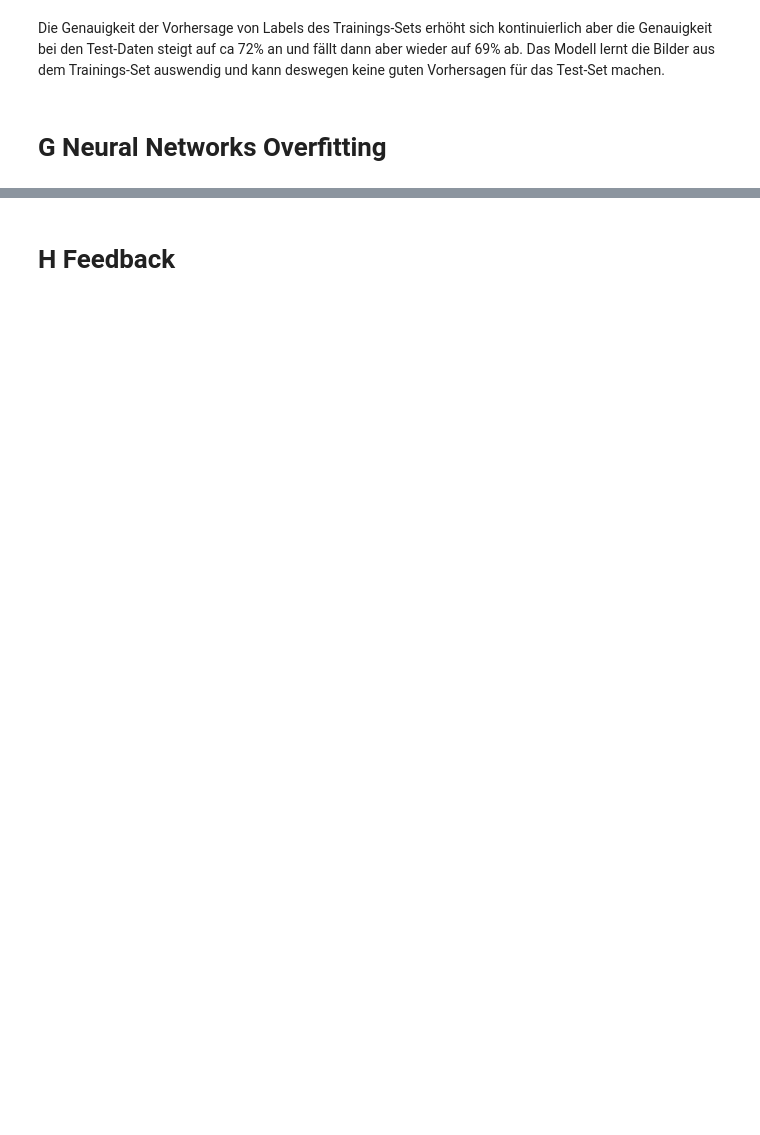
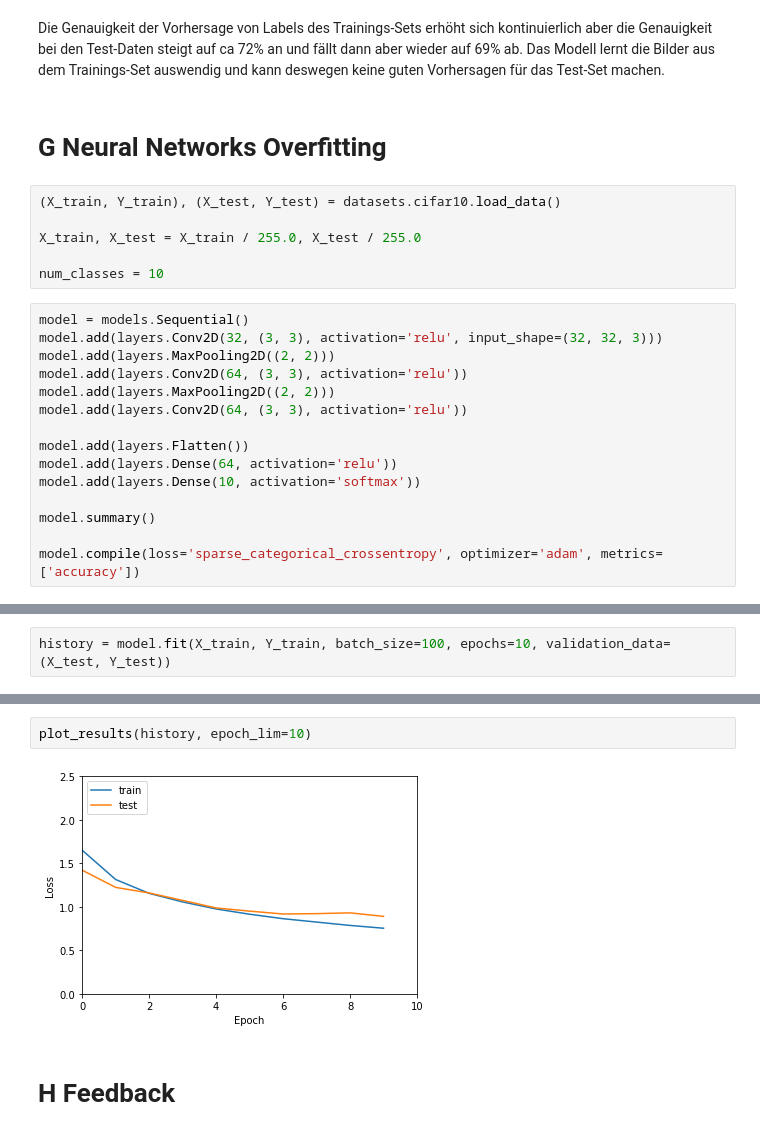
Before and after one commit to maxmoehl/ATIT2_assignments, a Jupyter notebook: Assignment_2/solution.ipynb, the cells around one changed output, grey strips where cells are left out. Drawn from its saved outputs; the diff is of its cells as text; blank space fills up the shorter version.

```diff
--- a/Assignment_2/solution.ipynb
+++ b/Assignment_2/solution.ipynb
@@ -188,3 +204,24 @@ Test-Daten steigt auf ca 72% an und fällt dann aber wieder auf 69% ab. Das Mode
 Trainings-Set auswendig und kann deswegen keine guten Vorhersagen für das Test-Set machen.
 # %% [markdown]
 # G Neural Networks Overfitting
+# %%
+(X_train, Y_train), (X_test, Y_test) = datasets.cifar10.load_data()
+
+X_train, X_test = X_train / 255.0, X_test / 255.0
+
+num_classes = 10
+# %%
+model = models.Sequential()
+model.add(layers.Conv2D(32, (3, 3), activation='relu', input_shape=(32, 32, 3)))
+model.add(layers.MaxPooling2D((2, 2)))
+model.add(layers.Conv2D(64, (3, 3), activation='relu'))
+model.add(layers.MaxPooling2D((2, 2)))
+model.add(layers.Conv2D(64, (3, 3), activation='relu'))
+
+model.add(layers.Flatten())
+model.add(layers.Dense(64, activation='relu'))
+model.add(layers.Dense(10, activation='softmax'))
+
+model.summary()
+
+model.compile(loss='sparse_categorical_crossentropy', optimizer='adam', metrics=['accuracy'])
@@ -190,0 +246,2 @@ Trainings-Set auswendig und kann deswegen keine guten Vorhersagen für das Test-
+# %%
+history = model.fit(X_train, Y_train, batch_size=100, epochs=10, validation_data=(X_test, Y_test))
@@ -191,2 +266,6 @@ Trainings-Set auswendig und kann deswegen keine guten Vorhersagen für das Test-
+# %%
+plot_results(history, epoch_lim=10)
+# %% [output]
+[figure, added]
 # %% [markdown]
 # H Feedback
```
Also changed, not shown: parts of 10 cells of this notebook.
